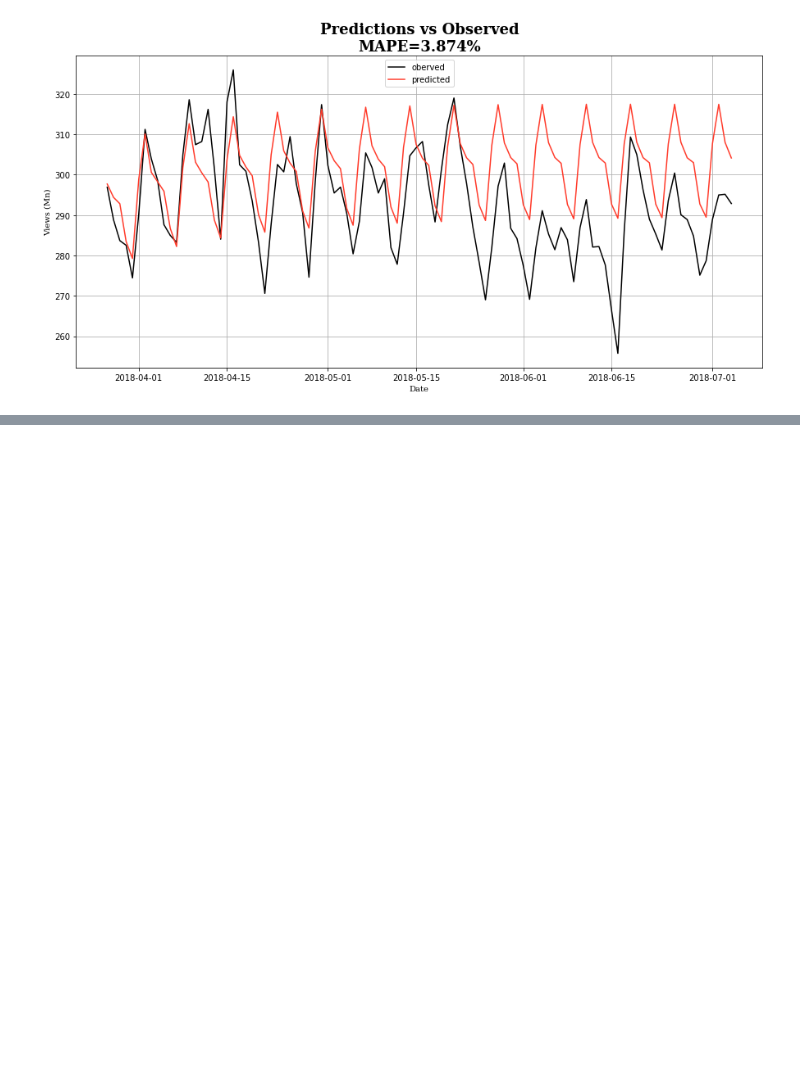
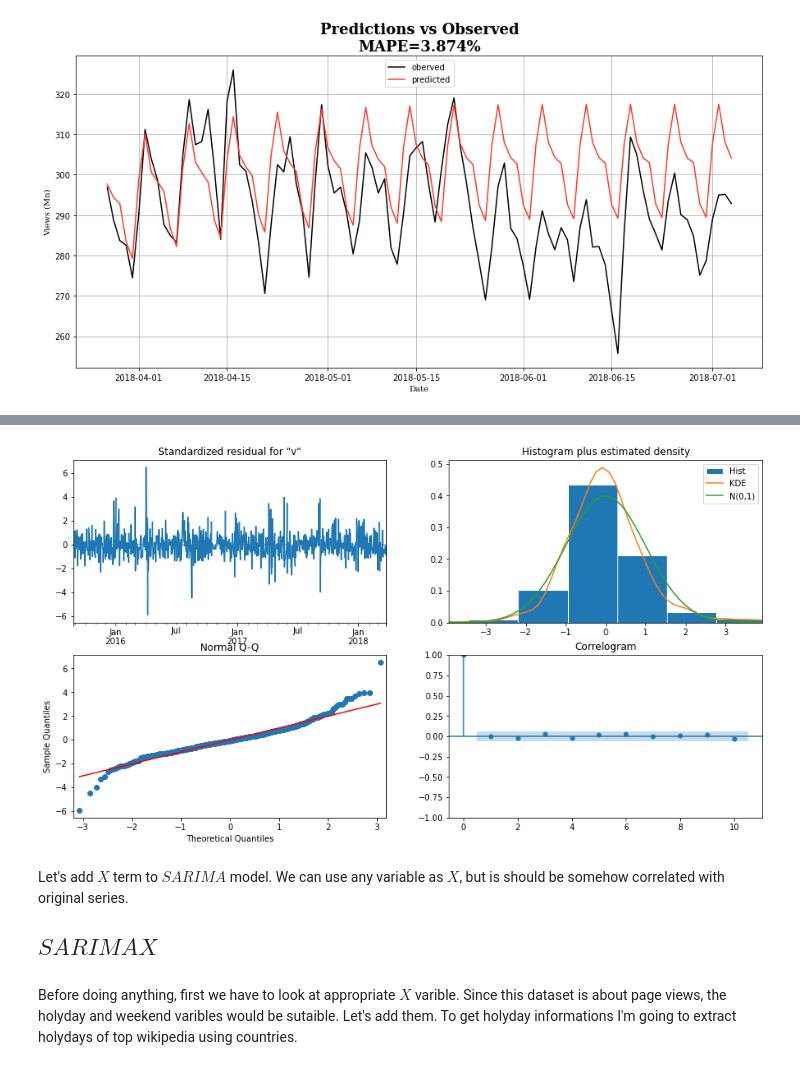
Before and after one commit to Ransaka/MyForecastingRepo, a Jupyter notebook: 02. Intermediate/ARIMA and Family.ipynb, the cells around one changed output, grey strips where cells are left out. Saved outputs shown, nothing was run; the diff lists cells and outputs as text; code cells hidden in the pictures; blank space fills up the shorter version.

```diff
--- a/02. Intermediate/ARIMA and Family.ipynb
+++ b/02. Intermediate/ARIMA and Family.ipynb
@@ -241,0 +381,11 @@ plot_predictions(test,future_predictions)
+# %%
+ax= best_model.plot_diagnostics(figsize=(15,8))
+plt.show()
+# %% [output]
+[figure, added]
+# %% [markdown]
+Let's add $X$ term to $SARIMA$ model. We can use any variable as $X$, but is should be somehow correlated with original series.
+
+## $SARIMAX$
+# %% [markdown]
+Before doing anything, first we have to look at appropriate $X$ varible. Since this dataset is about page views, the holyday and weekend varibles would be sutaible. Let's add them. To get holyday informations I'm going to extract holydays of top wikipedia using countries.
```
Also changed, not shown: parts of 37 cells of this notebook.
